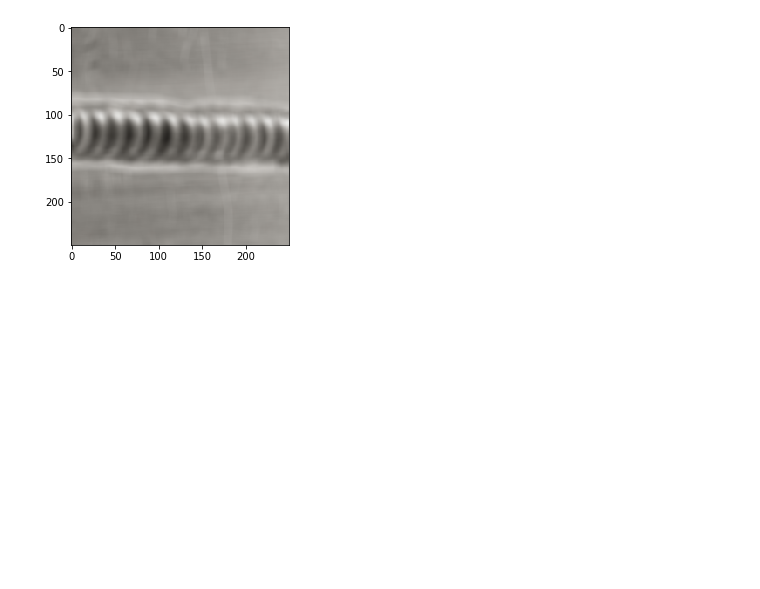
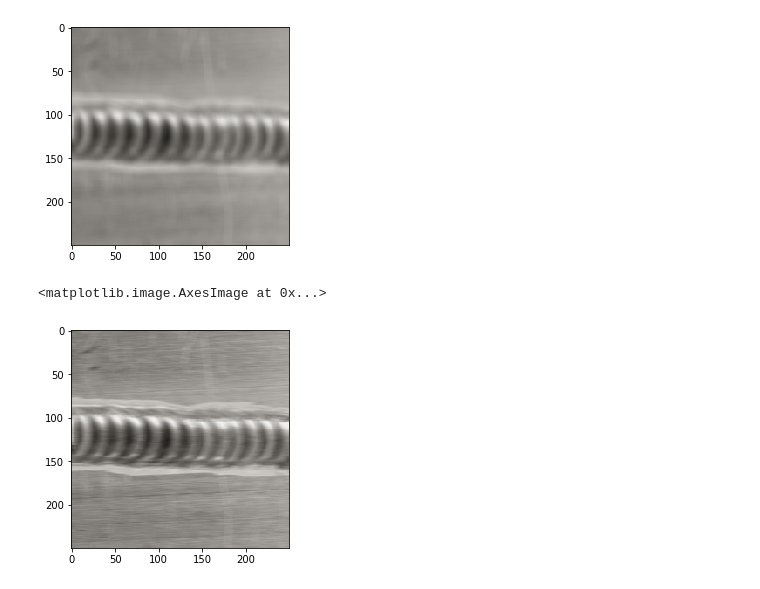
Before and after one commit to wsy8029/ai-contents-shipbuilding, a Jupyter notebook: 1. 용접 품질 검사/Untitled.ipynb, the cells around one changed output. Cells and saved outputs as stored; diff of their text form; code cells hidden in the pictures; blank space fills up the shorter version.

Commit message:
motion bluring and sharpening

```diff
--- a/1. 용접 품질 검사/Untitled.ipynb
+++ b/1. 용접 품질 검사/Untitled.ipynb
@@ -44,3 +44,18 @@ plt.imshow(blur_image)
 # %% [output]
 <matplotlib.image.AxesImage at 0x...>
 [figure]
+# %%
+image = cv2.imread('./data/weld1.jpeg')
+def motion_blur(image, size):
+    motion_blur = np.zeros((size, size))
+    motion_blur[int((size-1)/2), :] = np.ones(size)
+    motion_blur = motion_blur / size
+    dst = cv2.filter2D(image, -1, motion_blur)
+
+    return dst
+
+motion_image = motion_blur(image, 10)
+plt.imshow(motion_image)
+# %% [output]
+<matplotlib.image.AxesImage at 0x...>
+[figure, added]
```
Also changed, not shown: parts of 4 cells of this notebook.
